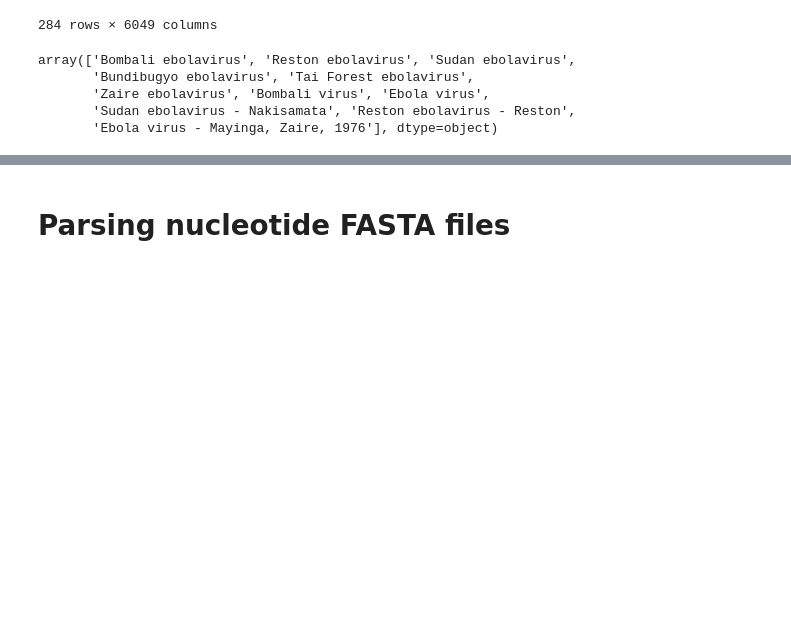
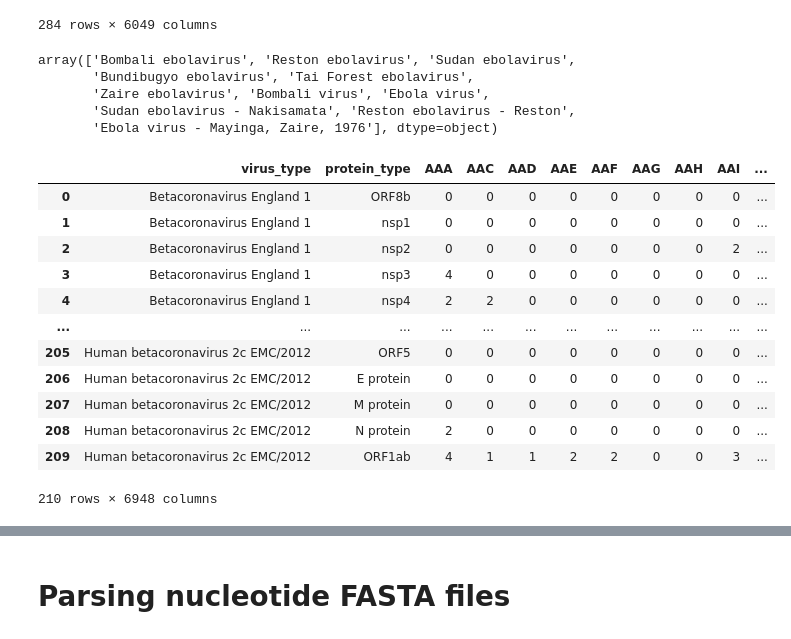
Before and after one commit to ivamilutinovic/data-mining-project, a Jupyter notebook: parsing-fasta.ipynb, the cells around one changed output, grey strips where cells are left out. Saved outputs shown, nothing was run; the diff lists cells and outputs as text; code cells hidden in the pictures; blank space fills up the shorter version.

```diff
--- a/parsing-fasta.ipynb
+++ b/parsing-fasta.ipynb
@@ -106,3 +106,23 @@ array(['Bombali ebolavirus', 'Reston ebolavirus', 'Sudan ebolavirus',
        'Zaire ebolavirus', 'Bombali virus', 'Ebola virus',
        'Sudan ebolavirus - Nakisamata', 'Reston ebolavirus - Reston',
        'Ebola virus - Mayinga, Zaire, 1976'], dtype=object)
+# %%
+fasta_file = "data/mers-amino-acid.fasta"
+n = 3
+ngram_matrix = generate_ngram_matrix_amino_acid(fasta_file, n)
+ngram_matrix.to_csv("ngram_matrix_amino_acid_mers.csv")
+ngram_matrix
+# %% [output]
+|  | virus_type | protein_type | AAA | AAC | AAD | AAE | AAF | AAG | AAH | AAI | ... |
+| 0 | Betacoronavirus England 1 | ORF8b | 0 | 0 | 0 | 0 | 0 | 0 | 0 | 0 | ... |
+| 1 | Betacoronavirus England 1 | nsp1 | 0 | 0 | 0 | 0 | 0 | 0 | 0 | 0 | ... |
+| 2 | Betacoronavirus England 1 | nsp2 | 0 | 0 | 0 | 0 | 0 | 0 | 0 | 2 | ... |
+| 3 | Betacoronavirus England 1 | nsp3 | 4 | 0 | 0 | 0 | 0 | 0 | 0 | 0 | ... |
+| 4 | Betacoronavirus England 1 | nsp4 | 2 | 2 | 0 | 0 | 0 | 0 | 0 | 0 | ... |
+| ... | ... | ... | ... | ... | ... | ... | ... | ... | ... | ... | ... |
+| 205 | Human betacoronavirus 2c EMC/2012 | ORF5 | 0 | 0 | 0 | 0 | 0 | 0 | 0 | 0 | ... |
+| 206 | Human betacoronavirus 2c EMC/2012 | E protein | 0 | 0 | 0 | 0 | 0 | 0 | 0 | 0 | ... |
+| 207 | Human betacoronavirus 2c EMC/2012 | M protein | 0 | 0 | 0 | 0 | 0 | 0 | 0 | 0 | ... |
+| 208 | Human betacoronavirus 2c EMC/2012 | N protein | 2 | 0 | 0 | 0 | 0 | 0 | 0 | 0 | ... |
+| 209 | Human betacoronavirus 2c EMC/2012 | ORF1ab | 4 | 1 | 1 | 2 | 2 | 0 | 0 | 3 | ... |
+210 rows × 6948 columns
```
Also changed, not shown: parts of 5 cells of this notebook, 7 other files.
